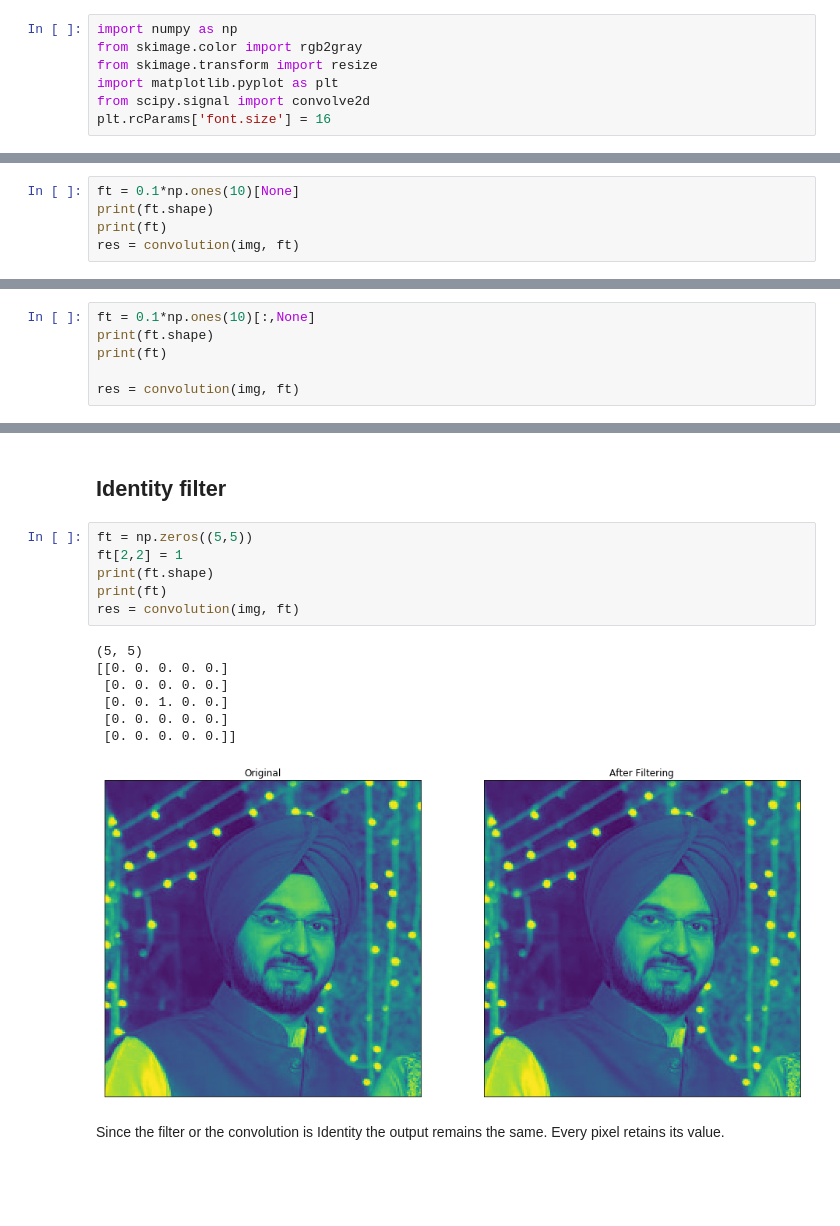
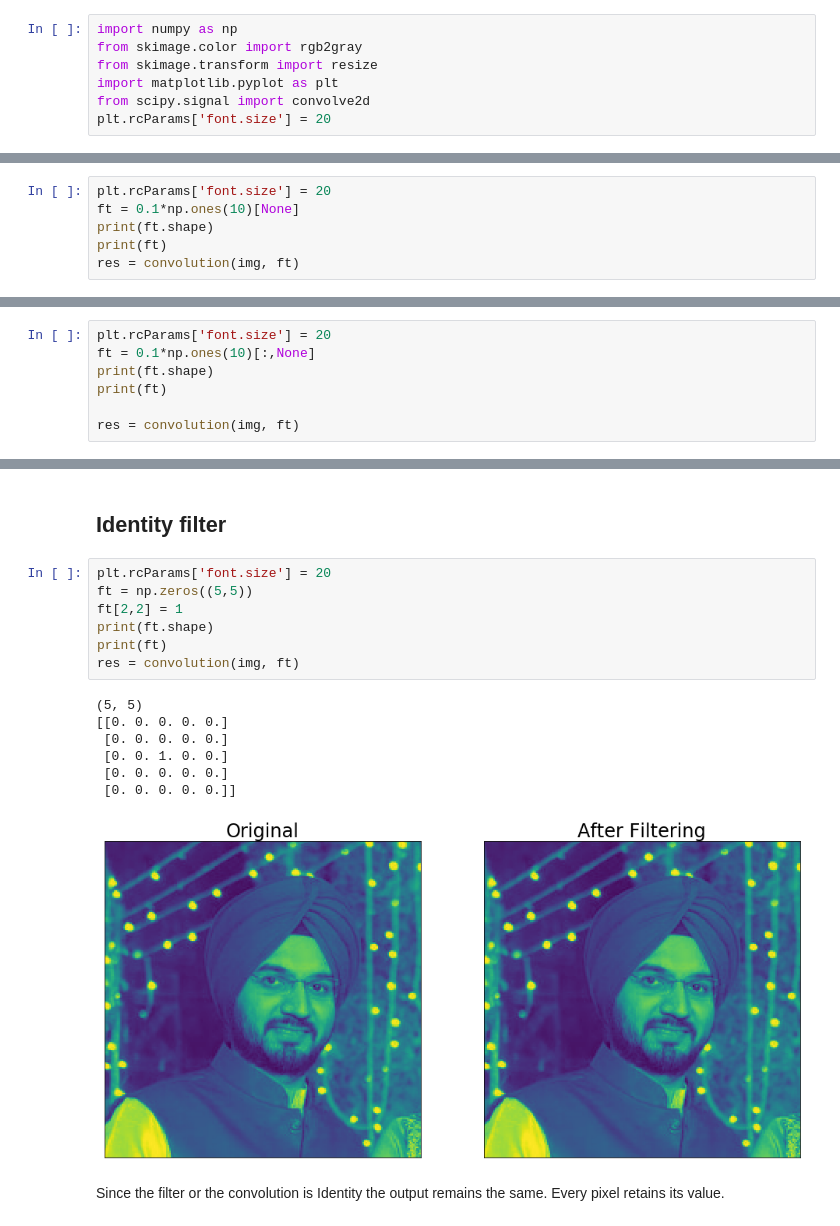
Before and after one commit to Birinder1469/Image_convolutions, a Jupyter notebook: Image_Convolutions.ipynb, the cells around one changed output, grey strips where cells are left out. Cells and saved outputs as stored; diff of their text form; blank space fills up the shorter version.

Commit message:
image convolutions

```diff
--- a/Image_Convolutions.ipynb
+++ b/Image_Convolutions.ipynb
@@ -6,7 +6,7 @@ from skimage.color import rgb2gray
 from skimage.transform import resize
 import matplotlib.pyplot as plt
 from scipy.signal import convolve2d
-plt.rcParams['font.size'] = 16
+plt.rcParams['font.size'] = 20
 # %%
 def image_preprocess(filename):
     img = plt.imread(filename)
@@ -41,6 +41,7 @@ img = image_preprocess("imgs/BirinderSingh_Pic.jfif")
 # %% [markdown]
 ## Horizontal convolution filter
 # %%
+plt.rcParams['font.size'] = 20
 ft = 0.1*np.ones(10)[None]
 print(ft.shape)
 print(ft)
@@ -54,6 +55,7 @@ The filter is a horizontal containing $0.1$. There is blurring in the horizontal
 # %% [markdown]
 ## Vertical convolution filter
 # %%
+plt.rcParams['font.size'] = 20
 ft = 0.1*np.ones(10)[:,None]
 print(ft.shape)
 print(ft)
@@ -77,19 +79,20 @@ The convolution is the vertical filter with 0.1 in all elements which will avera
 # %% [markdown]
 ## Identity filter
 # %%
+plt.rcParams['font.size'] = 20
 ft = np.zeros((5,5))
 ft[2,2] = 1
 print(ft.shape)
 print(ft)
 res = convolution(img, ft)
 # %% [output]
 (5, 5)
 [[0. 0. 0. 0. 0.]
  [0. 0. 0. 0. 0.]
  [0. 0. 1. 0. 0.]
  [0. 0. 0. 0. 0.]
  [0. 0. 0. 0. 0.]]
-[figure, old version]
+[figure, new version]
 # %% [markdown]
 Since the filter or the convolution is Identity the output remains the same. Every pixel retains its value.
 # %% [markdown]
```
Also changed, not shown: parts of 4 cells of this notebook.
